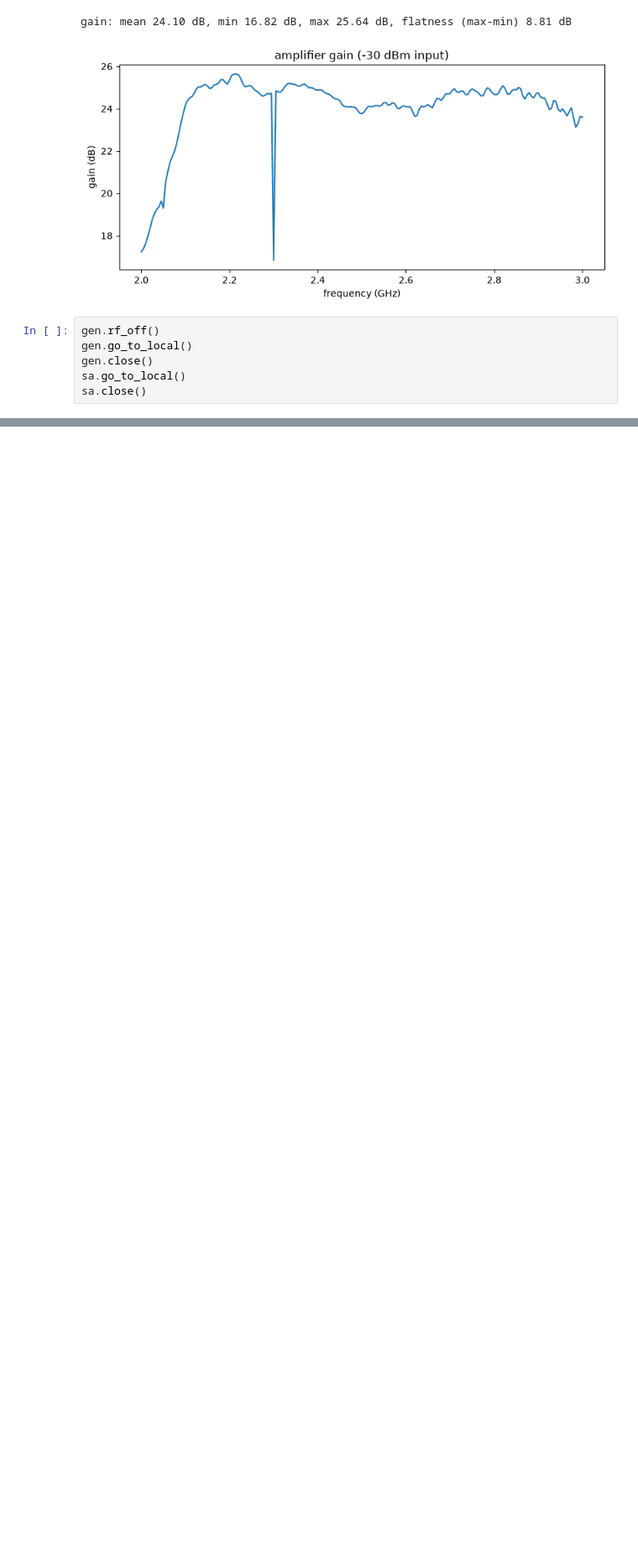
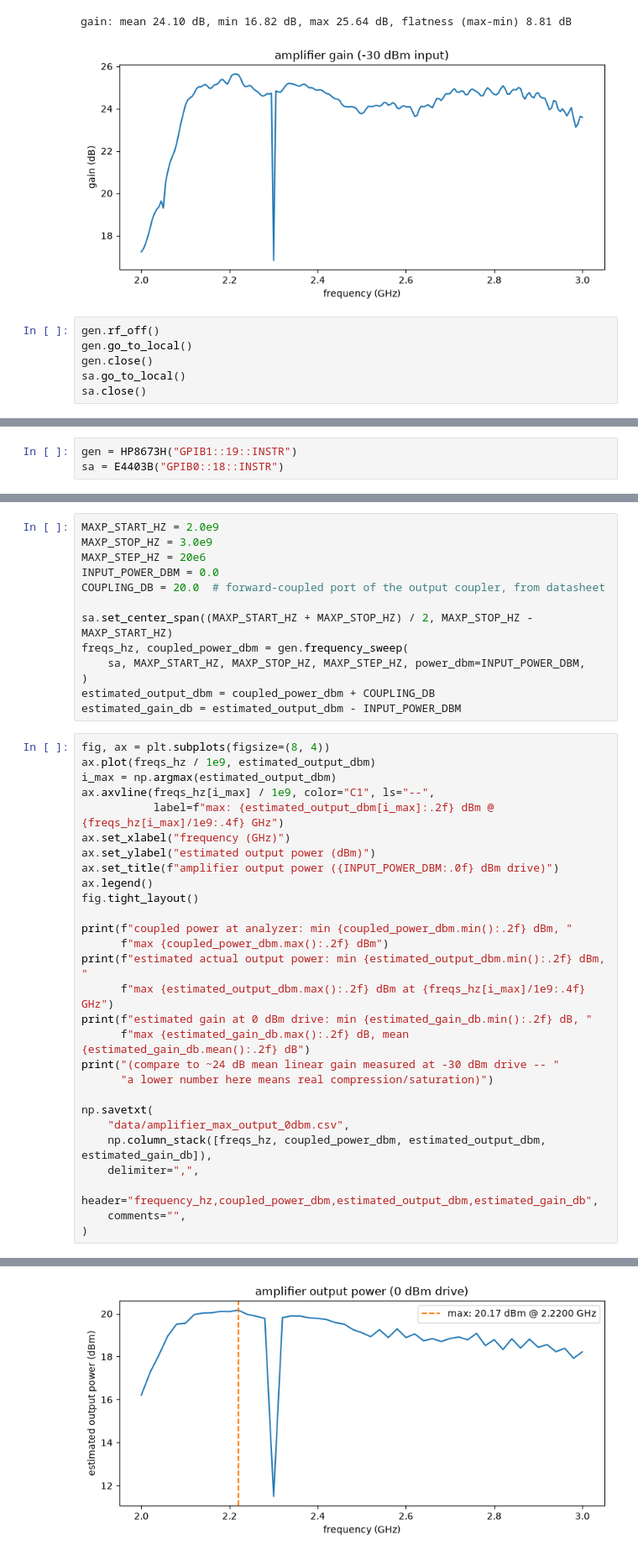
Before and after one commit to meimei2027/diamonds, a Jupyter notebook: experiment/cw_odmr.ipynb, the cells around one changed output, grey strips where cells are left out. Shown at 84% size. Drawn from its saved outputs; the diff is of its cells as text; blank space fills up the shorter version.

```diff
--- a/experiment/cw_odmr.ipynb
+++ b/experiment/cw_odmr.ipynb
@@ -192,0 +205,3 @@ sa.close()
+# %%
+gen = HP8673H("GPIB1::19::INSTR")
+sa = E4403B("GPIB0::18::INSTR")
@@ -192,0 +211,42 @@ sa.close()
+# %%
+MAXP_START_HZ = 2.0e9
+MAXP_STOP_HZ = 3.0e9
+MAXP_STEP_HZ = 20e6
+INPUT_POWER_DBM = 0.0
+COUPLING_DB = 20.0  # forward-coupled port of the output coupler, from datasheet
+
+sa.set_center_span((MAXP_START_HZ + MAXP_STOP_HZ) / 2, MAXP_STOP_HZ - MAXP_START_HZ)
+freqs_hz, coupled_power_dbm = gen.frequency_sweep(
+    sa, MAXP_START_HZ, MAXP_STOP_HZ, MAXP_STEP_HZ, power_dbm=INPUT_POWER_DBM,
+)
+estimated_output_dbm = coupled_power_dbm + COUPLING_DB
+estimated_gain_db = estimated_output_dbm - INPUT_POWER_DBM
+# %%
+fig, ax = plt.subplots(figsize=(8, 4))
+ax.plot(freqs_hz / 1e9, estimated_output_dbm)
+i_max = np.argmax(estimated_output_dbm)
+ax.axvline(freqs_hz[i_max] / 1e9, color="C1", ls="--",
+           label=f"max: {estimated_output_dbm[i_max]:.2f} dBm @ {freqs_hz[i_max]/1e9:.4f} GHz")
+ax.set_xlabel("frequency (GHz)")
+ax.set_ylabel("estimated output power (dBm)")
+ax.set_title(f"amplifier output power ({INPUT_POWER_DBM:.0f} dBm drive)")
+ax.legend()
+fig.tight_layout()
+
+print(f"coupled power at analyzer: min {coupled_power_dbm.min():.2f} dBm, "
+      f"max {coupled_power_dbm.max():.2f} dBm")
+print(f"estimated actual output power: min {estimated_output_dbm.min():.2f} dBm, "
+      f"max {estimated_output_dbm.max():.2f} dBm at {freqs_hz[i_max]/1e9:.4f} GHz")
+print(f"estimated gain at 0 dBm drive: min {estimated_gain_db.min():.2f} dB, "
+      f"max {estimated_gain_db.max():.2f} dB, mean {estimated_gain_db.mean():.2f} dB")
+print("(compare to ~24 dB mean linear gain measured at -30 dBm drive -- "
+      "a lower number here means real compression/saturation)")
+
+np.savetxt(
+    "data/amplifier_max_output_0dbm.csv",
+    np.column_stack([freqs_hz, coupled_power_dbm, estimated_output_dbm, estimated_gain_db]),
+    delimiter=",",
+    header="frequency_hz,coupled_power_dbm,estimated_output_dbm,estimated_gain_db",
+    comments="",
+)
+# %% [output]
@@ -192,0 +257 @@ sa.close()
+[figure, added]
```
Also changed, not shown: parts of 15 cells of this notebook, 6 other files.
